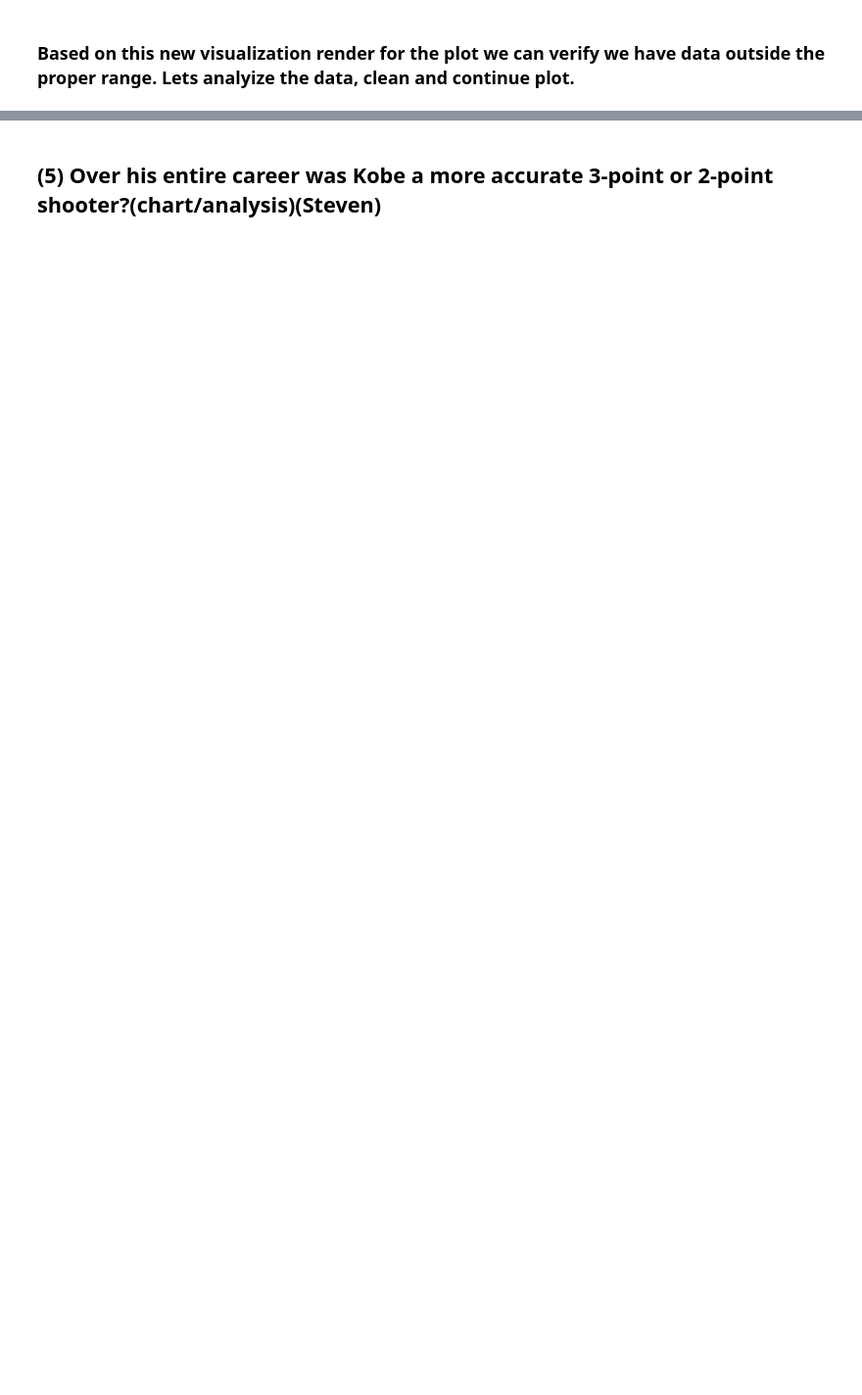
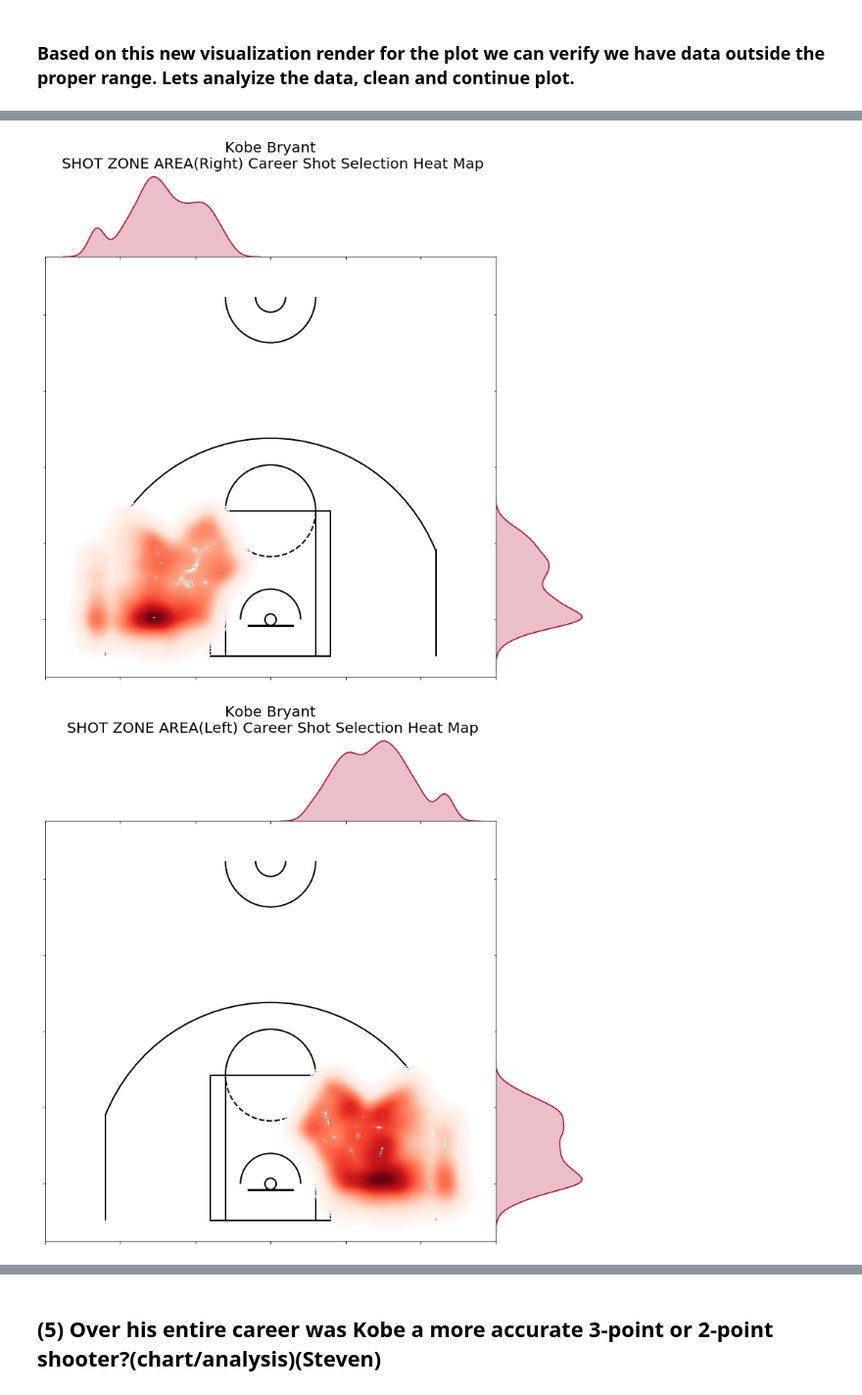
Before and after one commit to lubo4991/INFO-4604-Machine-Learning-Group-Project, a Jupyter notebook: FINAL ML Project Notebook.ipynb, the cells around one changed output, grey strips where cells are left out. Shown at 98% size. Cells and saved outputs as stored; diff of their text form; code cells hidden in the pictures; blank space fills up the shorter version.

```diff
--- a/FINAL ML Project Notebook.ipynb
+++ b/FINAL ML Project Notebook.ipynb
@@ -773,7 +762,7 @@ right_heat_map_shot_chart = sns.jointplot(right_shot_zone_plt.loc_x, right_shot_
 right_heat_map_shot_chart.fig.set_size_inches(12,11)
 ax = right_heat_map_shot_chart.ax_joint
 draw_court(ax)
-ax.set_title('Kobe Bryant\n SHOT ZONE AREA(Right) ?2000-2001? ?Career? ?Season?', y=1.2, fontsize=20)
+ax.set_title('Kobe Bryant\n SHOT ZONE AREA(Right) Career Shot Selection Heat Map', y=1.2, fontsize=20)
 ax.set_xlim(300,-300)
 ax.set_ylim(-75,475)
 ax.set_xlabel('')
@@ -783,32 +772,35 @@ plt.show()
 
 #LEFT SHOT HEAT MAP
 left_shot_zone_plt = df[df.shot_zone_area == "Left Side(L)"]
 
 left_heat_map_shot_chart = sns.jointplot(left_shot_zone_plt.loc_x, left_shot_zone_plt.loc_y, stat_func=None, kind='kde', space=0, color=cmap(0.1), cmap="Reds", shade=False, n_levels=500)
 
 left_heat_map_shot_chart.fig.set_size_inches(12,11)
 ax = left_heat_map_shot_chart.ax_joint
 draw_court(ax)
-ax.set_title('Kobe Bryant\n SHOT ZONE AREA(Left) ?2000-2001? ?Career? ?Season?', y=1.2, fontsize=20)
+ax.set_title('Kobe Bryant\n SHOT ZONE AREA(Left) Career Shot Selection Heat Map', y=1.2, fontsize=20)
 ax.set_xlim(300,-300)
 ax.set_ylim(-75,475)
 ax.set_xlabel('')
 ax.set_ylabel('')
 ax.tick_params(labelbottom='off', labelleft='off')
 plt.show()
 
 #CENTER SHOT HEAT MAP
 center_shot_zone_plt = df[df.shot_zone_area == "Center(C)"]
 
 center_heat_map_shot_chart = sns.jointplot(center_shot_zone_plt.loc_x, center_shot_zone_plt.loc_y, stat_func=None, kind='kde', space=0, color=cmap(0.1), cmap="Reds", shade_lowest=False, n_levels=500)
 
 center_heat_map_shot_chart.fig.set_size_inches(12,11)
 ax = center_heat_map_shot_chart.ax_joint
 draw_court(ax)
-ax.set_title('Kobe Bryant\n SHOT ZONE AREA(Center) ?2000-2001? ?Career? ?Season?', y=1.2, fontsize=20)
+ax.set_title('Kobe Bryant\n SHOT ZONE AREA(Center) Career Shot Selection Heat Map', y=1.2, fontsize=20)
 ax.set_xlim(300,-300)
 ax.set_ylim(-75,475)
 ax.set_xlabel('')
 ax.set_ylabel('')
 ax.tick_params(labelbottom='off', labelleft='off')
 plt.show()
+# %% [output]
+[figure, added]
+[figure, added]
```
Also changed, not shown: parts of 42 cells of this notebook, 2 other files.
